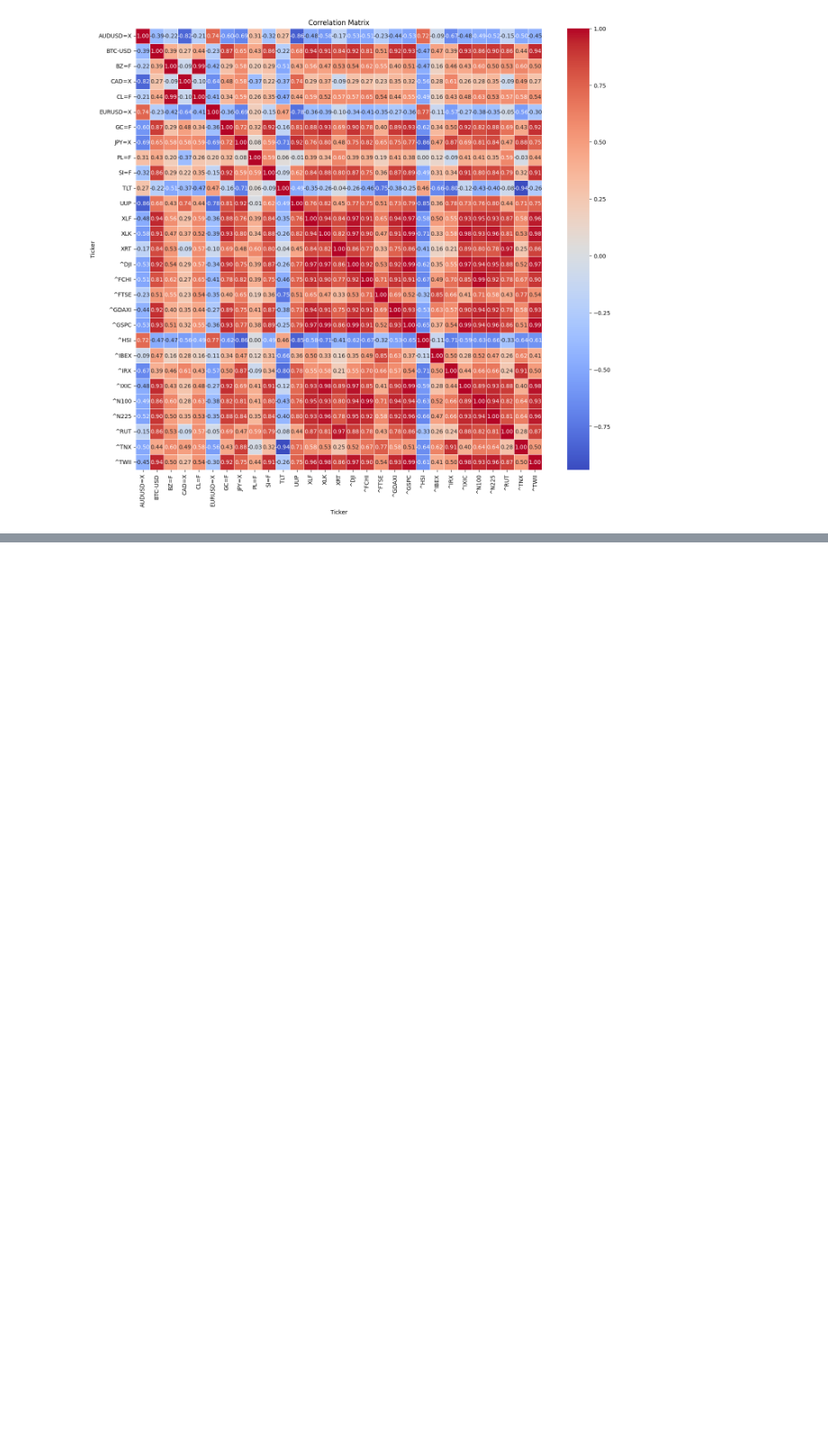
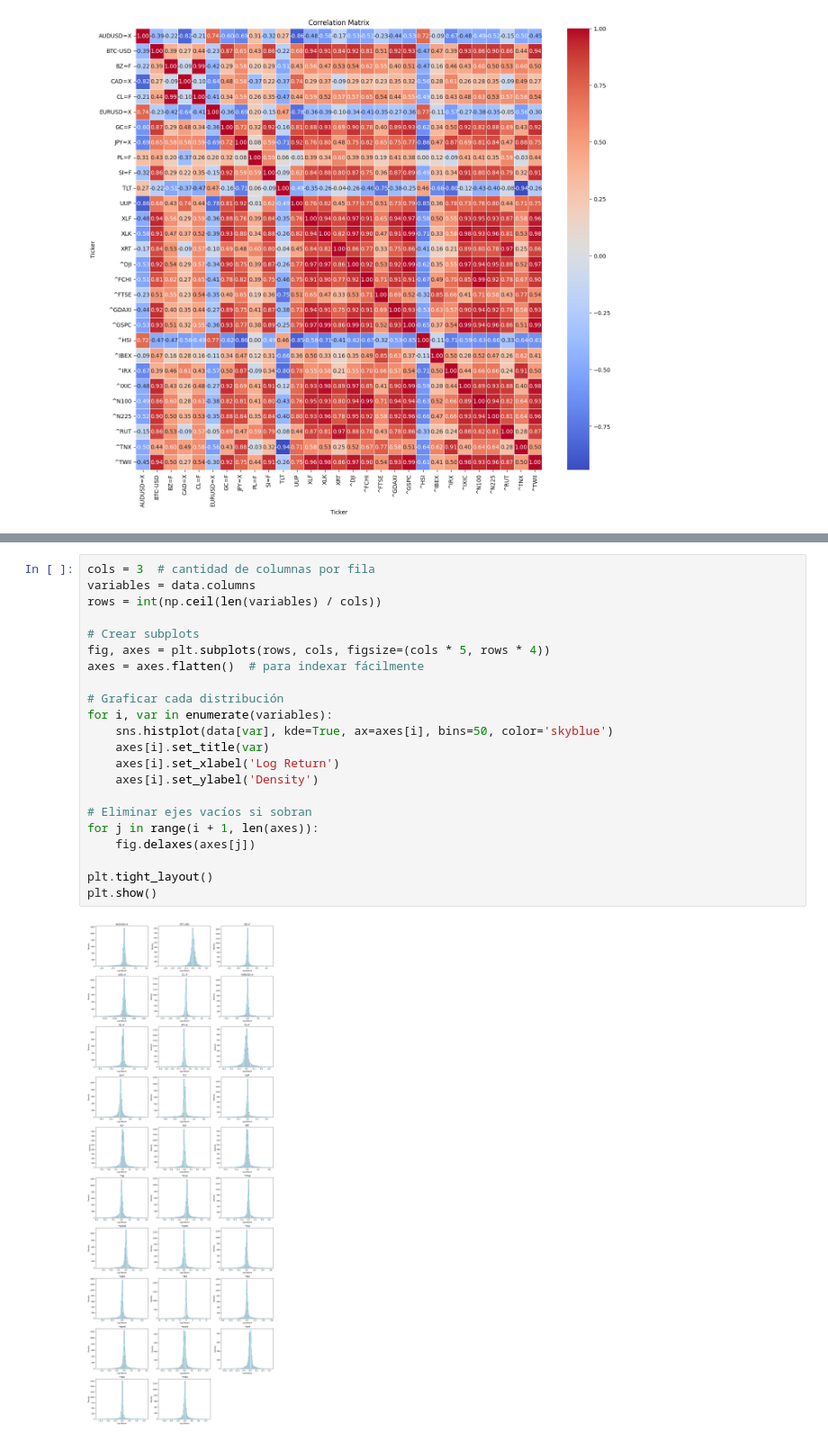
Before and after one commit to JuanMarin58/Bootcamp, a Jupyter notebook: Data_Engineering.ipynb, the cells around one changed output, grey strips where cells are left out. Shown at 90% size. Cells and saved outputs as stored; diff of their text form; blank space fills up the shorter version.

```diff
--- a/Data_Engineering.ipynb
+++ b/Data_Engineering.ipynb
@@ -57,0 +77,24 @@ plt.show()
+# %%
+cols = 3  # cantidad de columnas por fila
+variables = data.columns
+rows = int(np.ceil(len(variables) / cols))
+
+# Crear subplots
+fig, axes = plt.subplots(rows, cols, figsize=(cols * 5, rows * 4))
+axes = axes.flatten()  # para indexar fácilmente
+
+# Graficar cada distribución
+for i, var in enumerate(variables):
+    sns.histplot(data[var], kde=True, ax=axes[i], bins=50, color='skyblue')
+    axes[i].set_title(var)
+    axes[i].set_xlabel('Log Return')
+    axes[i].set_ylabel('Density')
+
+# Eliminar ejes vacíos si sobran
+for j in range(i + 1, len(axes)):
+    fig.delaxes(axes[j])
+
+plt.tight_layout()
+plt.show()
+# %% [output]
+[figure, added]
```
Also changed, not shown: parts of 17 cells of this notebook.
